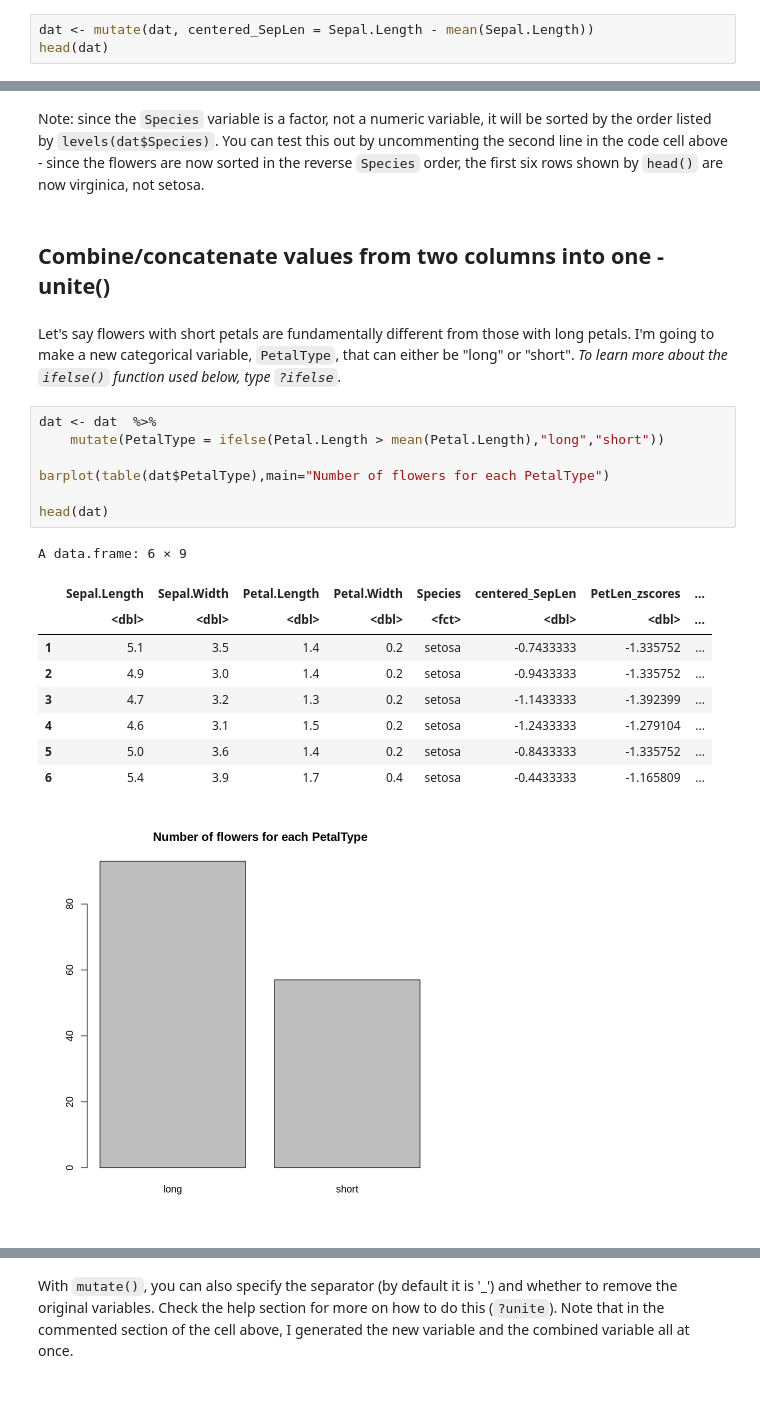
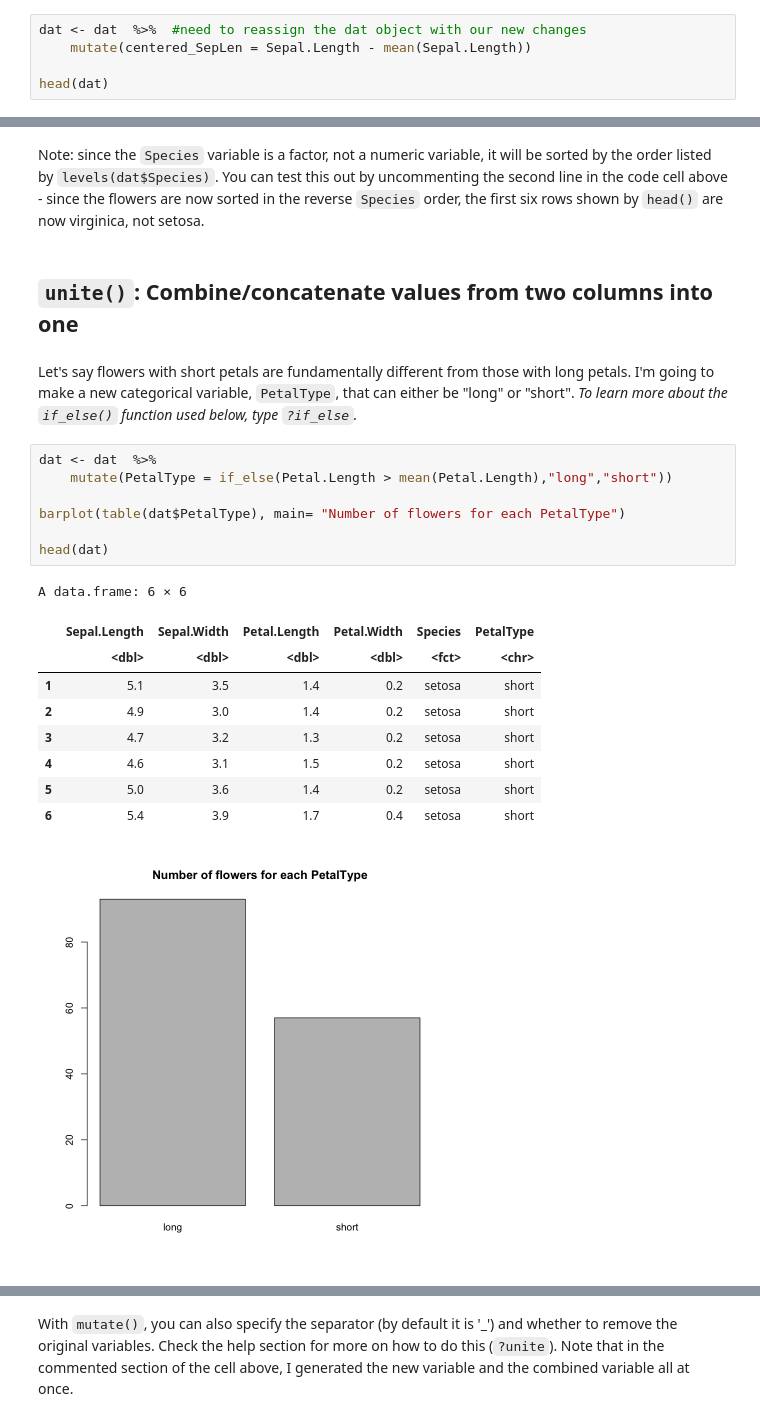
Before and after one commit to CoAxLab/Data-Explorations, a Jupyter notebook: book/notebooks/techniques-for-data-cleansing.ipynb, the cells around one changed output, grey strips where cells are left out. Drawn from its saved outputs; the diff is of its cells as text; blank space fills up the shorter version.

```diff
--- a/book/notebooks/techniques-for-data-cleansing.ipynb
+++ b/book/notebooks/techniques-for-data-cleansing.ipynb
@@ -310,5 +200,7 @@ A data.frame: 6 × 5
 # %%
-dat <- mutate(dat, centered_SepLen = Sepal.Length - mean(Sepal.Length))
+dat <- dat  %>%  #need to reassign the dat object with our new changes
+    mutate(centered_SepLen = Sepal.Length - mean(Sepal.Length))
+
 head(dat)
 # %% [output]
 A data.frame: 6 × 6
@@ -523,25 +446,25 @@ A data.frame: 6 × 8
 # %% [markdown]
 Note: since the `Species` variable is a factor, not a numeric variable, it will be sorted by the order listed by `levels(dat$Species)`. You can test this out by uncommenting the second line in the code cell above - since the flowers are now sorted in the reverse `Species` order, the first six rows shown by `head()` are now virginica, not setosa.
 # %% [markdown]
-## Combine/concatenate values from two columns into one - unite()
+## `unite()`: Combine/concatenate values from two columns into one
 # %% [markdown]
-Let's say flowers with short petals are fundamentally different from those with long petals. I'm going to make a new categorical variable, `PetalType`, that can either be "long" or "short". *To learn more about the `ifelse()` function used below, type `?ifelse`.*
+Let's say flowers with short petals are fundamentally different from those with long petals. I'm going to make a new categorical variable, `PetalType`, that can either be "long" or "short". *To learn more about the `if_else()` function used below, type `?if_else`.*
 # %%
 dat <- dat  %>%
-    mutate(PetalType = ifelse(Petal.Length > mean(Petal.Length),"long","short"))
+    mutate(PetalType = if_else(Petal.Length > mean(Petal.Length),"long","short"))
 
-barplot(table(dat$PetalType),main="Number of flowers for each PetalType")
+barplot(table(dat$PetalType), main= "Number of flowers for each PetalType")
 
 head(dat)
 # %% [output]
-A data.frame: 6 × 9
+A data.frame: 6 × 6
-|  | Sepal.Length | Sepal.Width | Petal.Length | Petal.Width | Species | centered_SepLen | PetLen_zscores | ... |
-|  | <dbl> | <dbl> | <dbl> | <dbl> | <fct> | <dbl> | <dbl> | ... |
-| 1 | 5.1 | 3.5 | 1.4 | 0.2 | setosa | -0.7433333 | -1.335752 | ... |
-| 2 | 4.9 | 3.0 | 1.4 | 0.2 | setosa | -0.9433333 | -1.335752 | ... |
-| 3 | 4.7 | 3.2 | 1.3 | 0.2 | setosa | -1.1433333 | -1.392399 | ... |
-| 4 | 4.6 | 3.1 | 1.5 | 0.2 | setosa | -1.2433333 | -1.279104 | ... |
-| 5 | 5.0 | 3.6 | 1.4 | 0.2 | setosa | -0.8433333 | -1.335752 | ... |
-| 6 | 5.4 | 3.9 | 1.7 | 0.4 | setosa | -0.4433333 | -1.165809 | ... |
+|  | Sepal.Length | Sepal.Width | Petal.Length | Petal.Width | Species | PetalType |
+|  | <dbl> | <dbl> | <dbl> | <dbl> | <fct> | <chr> |
+| 1 | 5.1 | 3.5 | 1.4 | 0.2 | setosa | short |
+| 2 | 4.9 | 3.0 | 1.4 | 0.2 | setosa | short |
+| 3 | 4.7 | 3.2 | 1.3 | 0.2 | setosa | short |
+| 4 | 4.6 | 3.1 | 1.5 | 0.2 | setosa | short |
+| 5 | 5.0 | 3.6 | 1.4 | 0.2 | setosa | short |
+| 6 | 5.4 | 3.9 | 1.7 | 0.4 | setosa | short |
 [figure]
 # %% [markdown]
```
Also changed, not shown: parts of 115 cells of this notebook, 1 other file.
